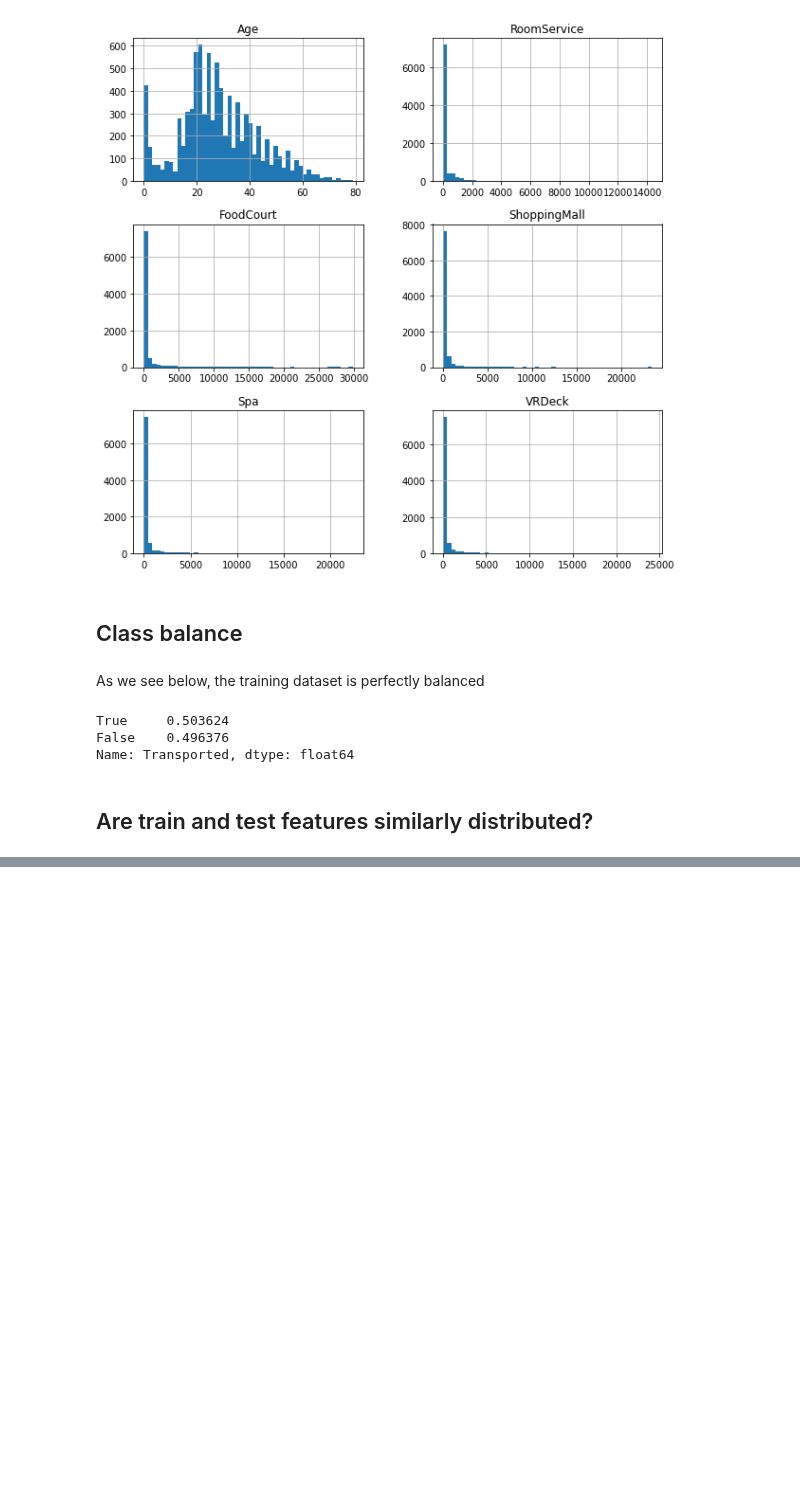
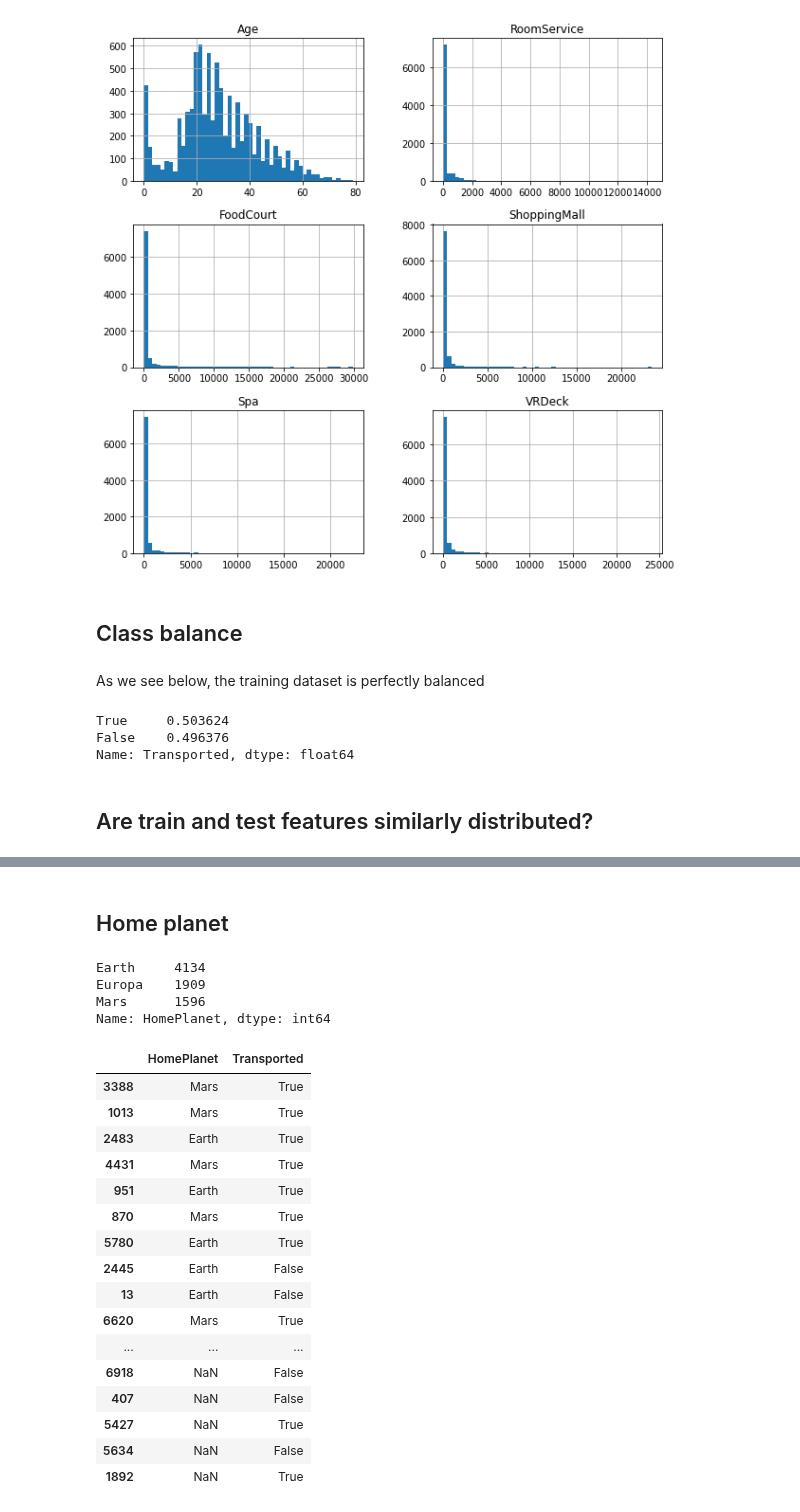
Before and after one commit to PashaIanko/Kaggle.Spaceship-Titanic, a Jupyter notebook: 1_data_exploration.ipynb, the cells around one changed output, grey strips where cells are left out. Drawn from its saved outputs; the diff is of its cells as text; code cells hidden in the pictures; blank space fills up the shorter version.

```diff
--- a/1_data_exploration.ipynb
+++ b/1_data_exploration.ipynb
@@ -222,0 +269,2 @@ KeyboardInterrupt: ignored
+# %%
+df_exploration = df_trainval_sample.copy()
@@ -222,0 +295,31 @@ KeyboardInterrupt: ignored
+# %% [markdown]
+## Home planet
+# %%
+df_exploration.HomePlanet.value_counts()
+# %% [output]
+Earth     4134
+Europa    1909
+Mars      1596
+Name: HomePlanet, dtype: int64
+# %%
+df_exploration.loc[:, ['HomePlanet', 'Transported']].\
+    groupby('HomePlanet').\
+    head()
+# %% [output]
+|  | HomePlanet | Transported |
+| 3388 | Mars | True |
+| 1013 | Mars | True |
+| 2483 | Earth | True |
+| 4431 | Mars | True |
+| 951 | Earth | True |
+| 870 | Mars | True |
+| 5780 | Earth | True |
+| 2445 | Earth | False |
+| 13 | Earth | False |
+| 6620 | Mars | True |
+| ... | ... | ... |
+| 6918 | NaN | False |
+| 407 | NaN | False |
+| 5427 | NaN | True |
+| 5634 | NaN | False |
+| 1892 | NaN | True |
```
Also changed, not shown: parts of 13 cells of this notebook.
